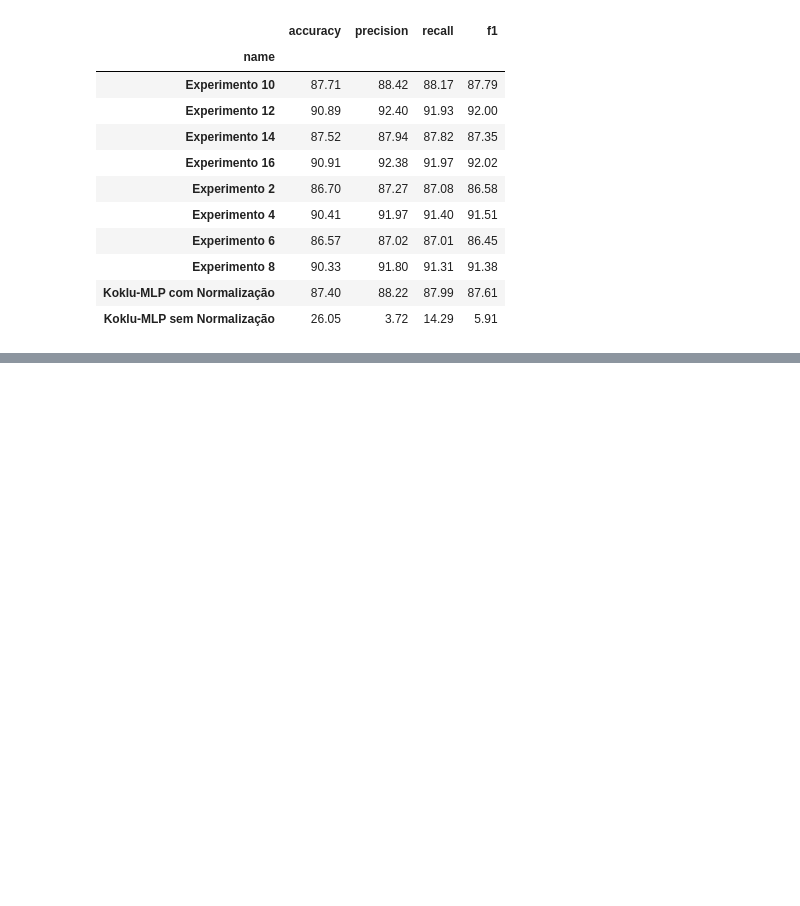
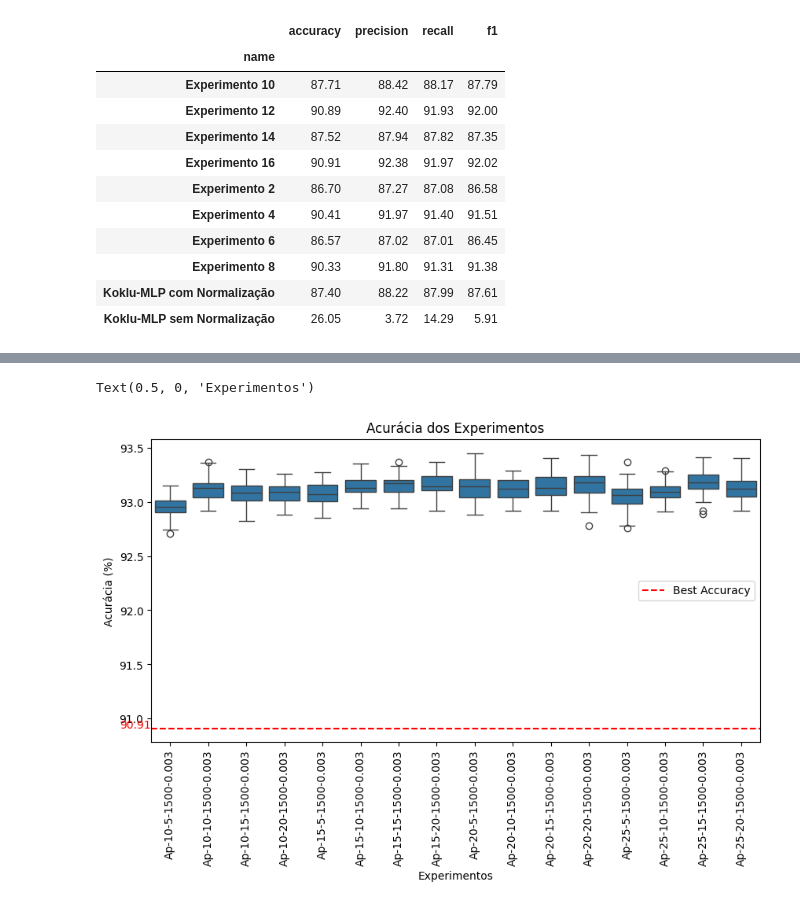
Before and after one commit to lopesvictor1/Beans-Classification, a Jupyter notebook: plots.ipynb, the cells around one changed output, grey strips where cells are left out. Saved outputs shown, nothing was run; the diff lists cells and outputs as text; code cells hidden in the pictures; blank space fills up the shorter version.

Commit message:
graphs

```diff
--- a/plots.ipynb
+++ b/plots.ipynb
@@ -192,3 +191,10 @@ df[df['classification_method'] == 'mlp'].groupby('name')[['accuracy', 'precision
 | Experimento 8 | 90.33 | 91.80 | 91.31 | 91.38 |
 | Koklu-MLP com Normalização | 87.40 | 88.22 | 87.99 | 87.61 |
 | Koklu-MLP sem Normalização | 26.05 | 3.72 | 14.29 | 5.91 |
+# %%
+df1 = pd.read_csv('results_aprimoramento.csv')
+
+columns_to_convert = ['accuracy', 'precision', 'recall', 'f1']
+
+df1[columns_to_convert] = (df1[columns_to_convert] * 100).round(2)
+df1.head()
@@ -194,0 +208,19 @@ df[df['classification_method'] == 'mlp'].groupby('name')[['accuracy', 'precision
+# %%
+# Add horizontal line for Koklu-MLP accuracy
+best_acc = 90.91
+best_prec = 92.38
+best_rec = 91.97
+best_f1 = 92.02
+plt.figure(figsize=(10, 5))
+plt.axhline(y=best_acc, color='r', linestyle='--', label='Best Accuracy')
+plt.text(-0.5, best_acc, str(best_acc), color='Red', ha='right', fontsize=10)
+ax = sns.boxplot(y=df1["accuracy"], x=df1.Experiment)
+plt.xticks(rotation=90)
+plt.title("Acurácia dos Experimentos")
+plt.ylabel("Acurácia (%)")
+plt.xlabel("Experimentos")
+#ax.bar_label(ax.containers[0], fontsize=7)
+#ax.set(ylim=(90.5, 93.5))
+# %% [output]
+Text(0.5, 0, 'Experimentos')
+[figure, added]
```
Also changed, not shown: parts of 4 cells of this notebook, 2 other files.
